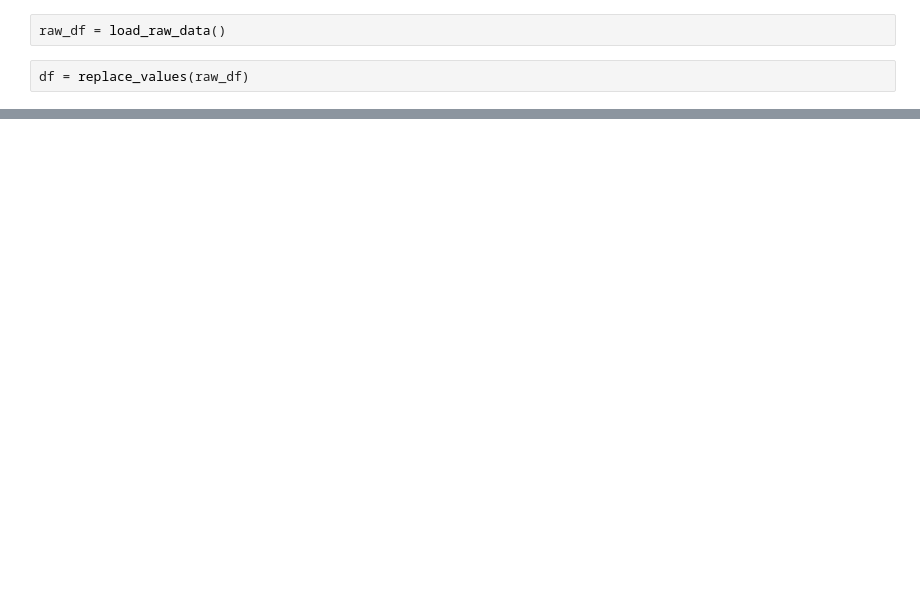
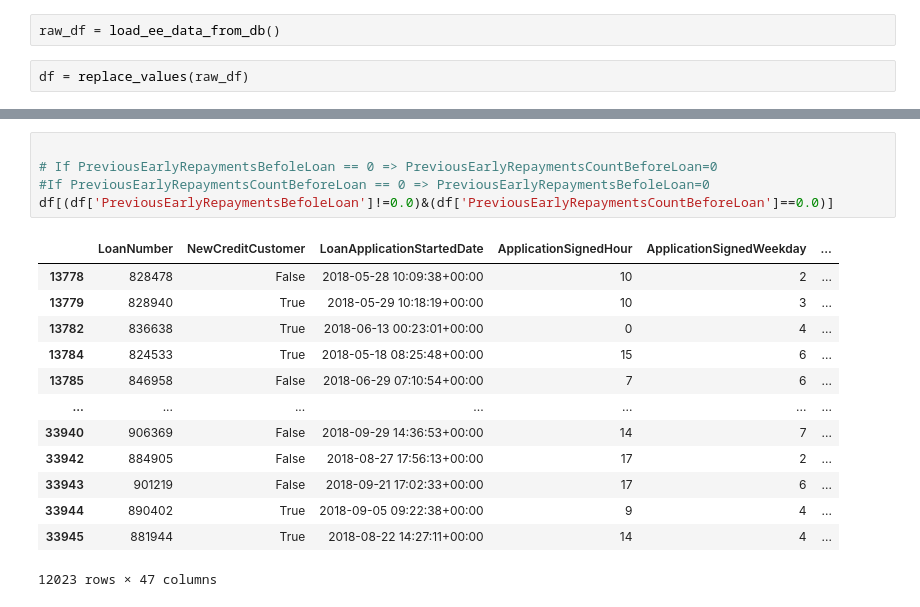
Before and after one commit to valeria-io/credit_model_hack, a Jupyter notebook: notebooks/raw_data_exploration.ipynb, the cells around one changed output, grey strips where cells are left out. Cells and saved outputs as stored; diff of their text form; blank space fills up the shorter version.

```diff
--- a/notebooks/raw_data_exploration.ipynb
+++ b/notebooks/raw_data_exploration.ipynb
@@ -21,4 +31,4 @@ from src.features.pre_processing import replace_values
 # %%
-raw_df = load_raw_data()
+raw_df = load_ee_data_from_db()
 # %%
 df = replace_values(raw_df)
@@ -24,0 +134,19 @@ df = replace_values(raw_df)
+# %%
+
+# If PreviousEarlyRepaymentsBefoleLoan == 0 => PreviousEarlyRepaymentsCountBeforeLoan=0
+#If PreviousEarlyRepaymentsCountBeforeLoan == 0 => PreviousEarlyRepaymentsBefoleLoan=0
+df[(df['PreviousEarlyRepaymentsBefoleLoan']!=0.0)&(df['PreviousEarlyRepaymentsCountBeforeLoan']==0.0)]
+# %% [output]
+|  | LoanNumber | NewCreditCustomer | LoanApplicationStartedDate | ApplicationSignedHour | ApplicationSignedWeekday | ... |
+| 13778 | 828478 | False | 2018-05-28 10:09:38+00:00 | 10 | 2 | ... |
+| 13779 | 828940 | True | 2018-05-29 10:18:19+00:00 | 10 | 3 | ... |
+| 13782 | 836638 | True | 2018-06-13 00:23:01+00:00 | 0 | 4 | ... |
+| 13784 | 824533 | True | 2018-05-18 08:25:48+00:00 | 15 | 6 | ... |
+| 13785 | 846958 | False | 2018-06-29 07:10:54+00:00 | 7 | 6 | ... |
+| ... | ... | ... | ... | ... | ... | ... |
+| 33940 | 906369 | False | 2018-09-29 14:36:53+00:00 | 14 | 7 | ... |
+| 33942 | 884905 | False | 2018-08-27 17:56:13+00:00 | 17 | 2 | ... |
+| 33943 | 901219 | False | 2018-09-21 17:02:33+00:00 | 17 | 6 | ... |
+| 33944 | 890402 | True | 2018-09-05 09:22:38+00:00 | 9 | 4 | ... |
+| 33945 | 881944 | True | 2018-08-22 14:27:11+00:00 | 14 | 4 | ... |
+12023 rows × 47 columns
```
Also changed, not shown: parts of 35 cells of this notebook, 15 other files.
